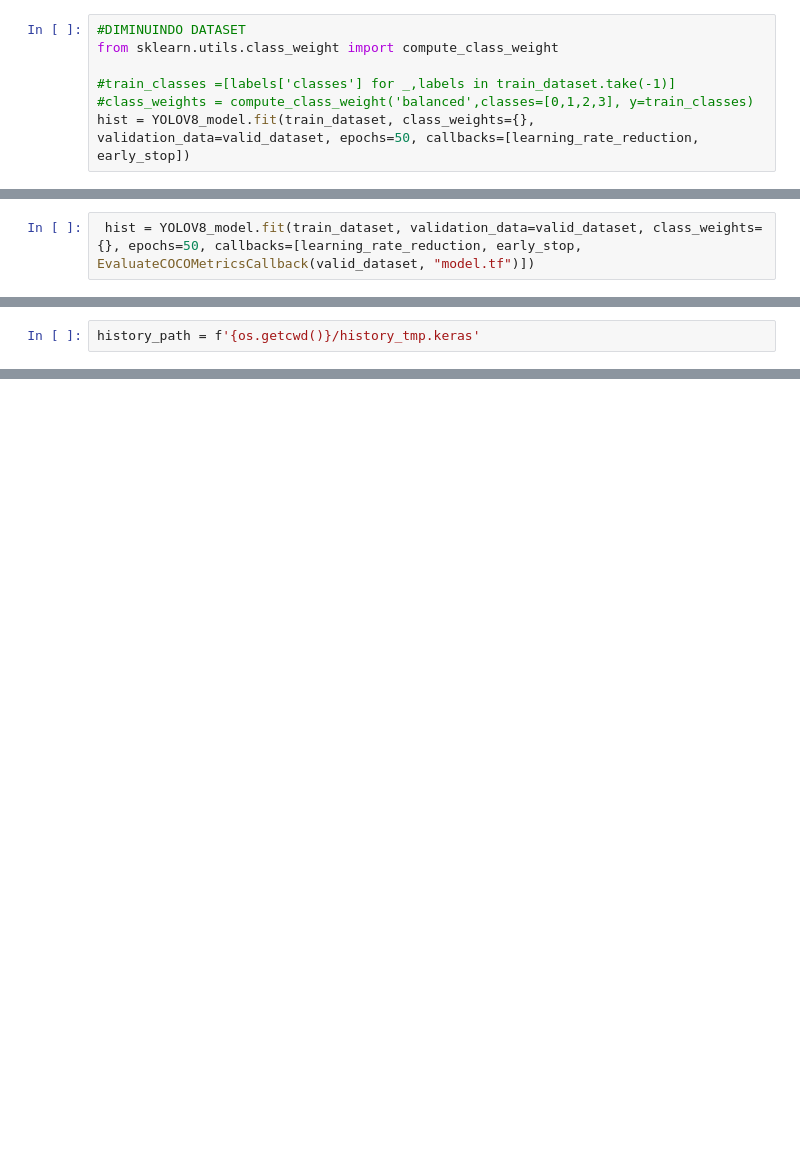
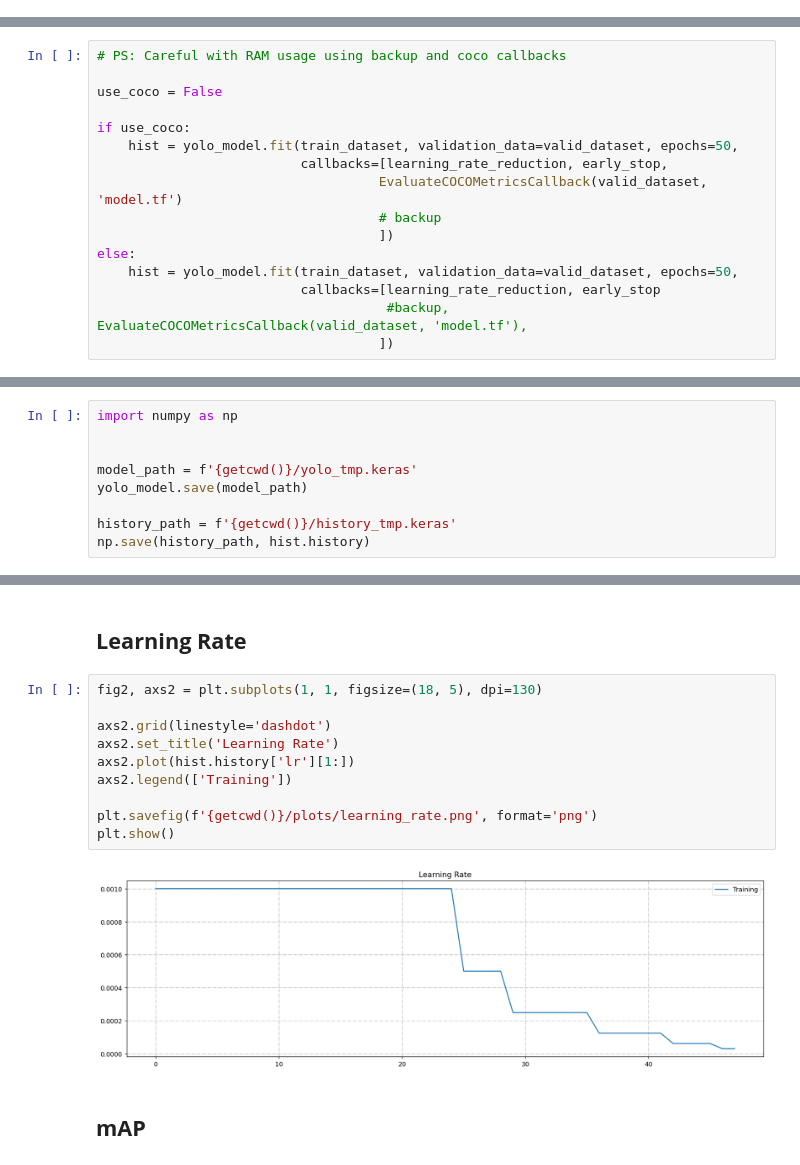
Before and after one commit to juliorodrigues07/tumour_detection, a Jupyter notebook: notebooks/brain_tumor_detection_w_keras_yolo_v8.ipynb, the cells around one changed output, grey strips where cells are left out. Saved outputs shown, nothing was run; the diff lists cells and outputs as text; blank space fills up the shorter version.

```diff
--- a/notebooks/brain_tumor_detection_w_keras_yolo_v8.ipynb
+++ b/notebooks/brain_tumor_detection_w_keras_yolo_v8.ipynb
@@ -356,7 +313,0 @@ print(f'Redundant images: {duplicates}')
-# %%
-#DIMINUINDO DATASET
-from sklearn.utils.class_weight import compute_class_weight
-
-#train_classes =[labels['classes'] for _,labels in train_dataset.take(-1)]
-#class_weights = compute_class_weight('balanced',classes=[0,1,2,3], y=train_classes)
-hist = YOLOV8_model.fit(train_dataset, class_weights={}, validation_data=valid_dataset, epochs=50, callbacks=[learning_rate_reduction, early_stop])
@@ -398,4 +378,18 @@ class EvaluateCOCOMetricsCallback(callbacks.Callback):
 # %%
- hist = YOLOV8_model.fit(train_dataset, validation_data=valid_dataset, class_weights={}, epochs=50, callbacks=[learning_rate_reduction, early_stop, EvaluateCOCOMetricsCallback(valid_dataset, "model.tf")])
+# PS: Careful with RAM usage using backup and coco callbacks
+
+use_coco = False
+
+if use_coco:
+    hist = yolo_model.fit(train_dataset, validation_data=valid_dataset, epochs=50,
+                          callbacks=[learning_rate_reduction, early_stop,
+                                    EvaluateCOCOMetricsCallback(valid_dataset, 'model.tf')
+                                    # backup
+                                    ])
+else:
+    hist = yolo_model.fit(train_dataset, validation_data=valid_dataset, epochs=50,
+                          callbacks=[learning_rate_reduction, early_stop
+                                     #backup, EvaluateCOCOMetricsCallback(valid_dataset, 'model.tf'),
+                                    ])
 # %% [output]
 Epoch 1/50
@@ -418,2 +412,9 @@ Epoch 50/50
 # %%
-history_path = f'{os.getcwd()}/history_tmp.keras'
+import numpy as np
+
+
+model_path = f'{getcwd()}/yolo_tmp.keras'
+yolo_model.save(model_path)
+
+history_path = f'{getcwd()}/history_tmp.keras'
+np.save(history_path, hist.history)
@@ -532,0 +456,16 @@ dict_keys(['loss', 'box_loss', 'class_loss', 'val_loss', 'val_box_loss', 'val_cl
+# %% [markdown]
+## **Learning Rate**
+# %%
+fig2, axs2 = plt.subplots(1, 1, figsize=(18, 5), dpi=130)
+
+axs2.grid(linestyle='dashdot')
+axs2.set_title('Learning Rate')
+axs2.plot(hist.history['lr'][1:])
+axs2.legend(['Training'])
+
+plt.savefig(f'{getcwd()}/plots/learning_rate.png', format='png')
+plt.show()
+# %% [output]
+[figure, added]
+# %% [markdown]
+## **mAP**
```
Also changed, not shown: parts of 53 cells of this notebook.
